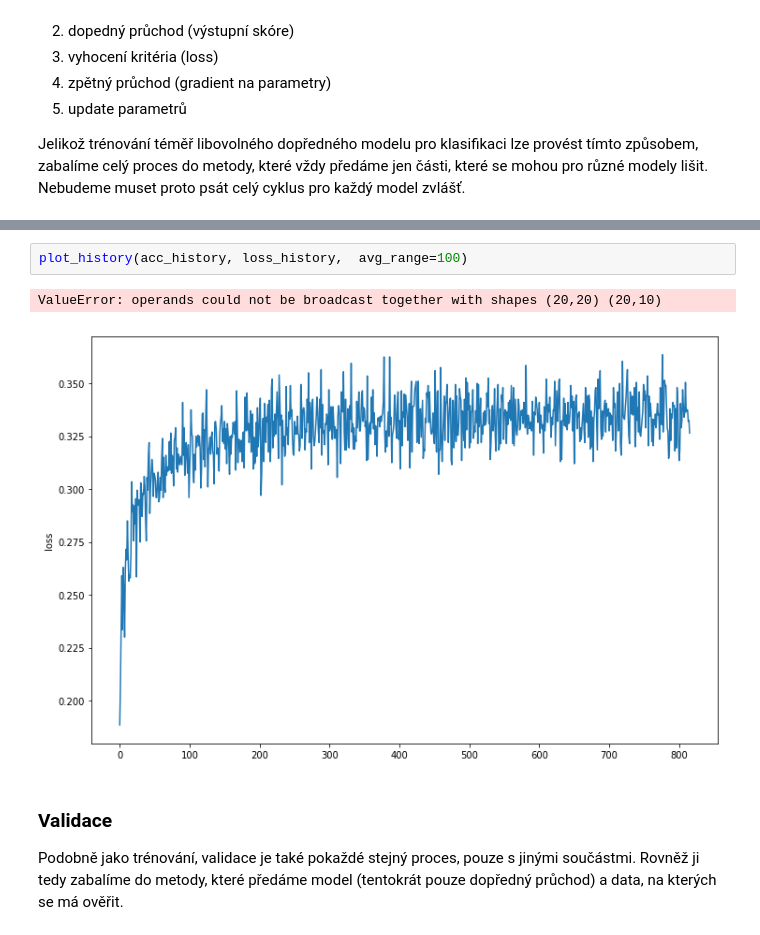
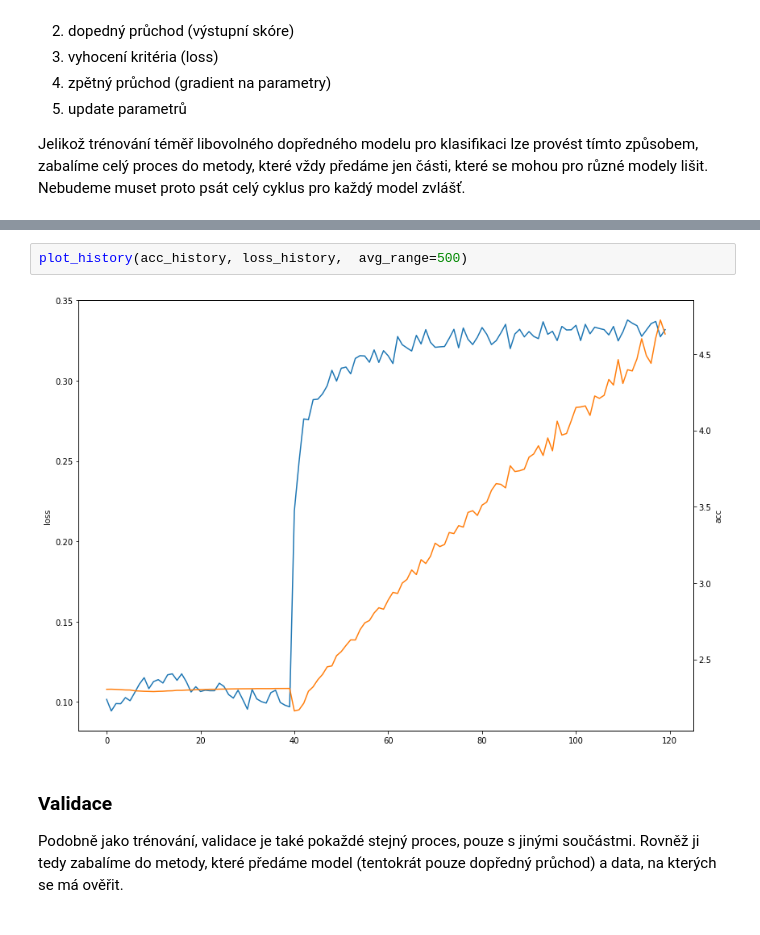
Before and after one commit to Sselion/ANS_Naiman, a Jupyter notebook: multilayer-classes-lab.ipynb, the cells around one changed output, grey strips where cells are left out. Cells and saved outputs as stored; diff of their text form.

```diff
--- a/multilayer-classes-lab.ipynb
+++ b/multilayer-classes-lab.ipynb
@@ -435,8 +435,7 @@ TypeError: unsupported format string passed to numpy.ndarray.__format__
 # %%
-plot_history(acc_history, loss_history,  avg_range=100)
+plot_history(acc_history, loss_history,  avg_range=500)
 # %% [output]
-ValueError: operands could not be broadcast together with shapes (20,20) (20,10)
-[figure, old version]
+[figure, new version]
 # %% [markdown]
 ### Validace
 
```
Also changed, not shown: parts of 15 cells of this notebook.
